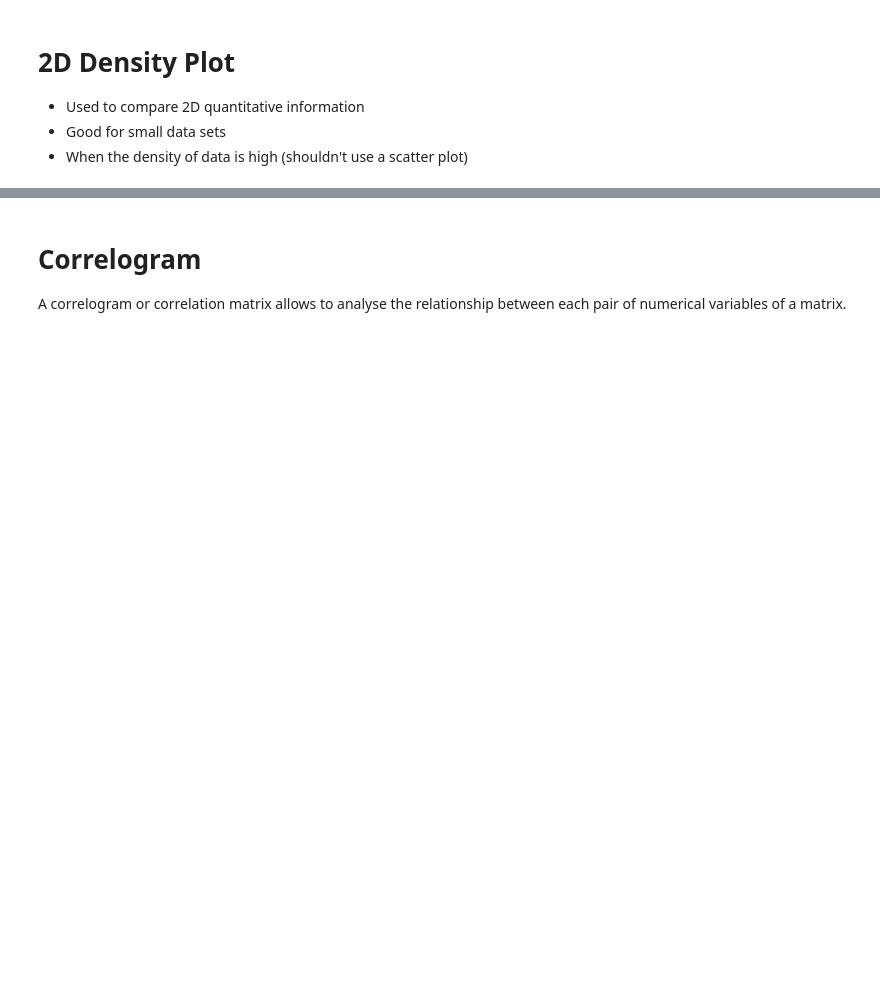
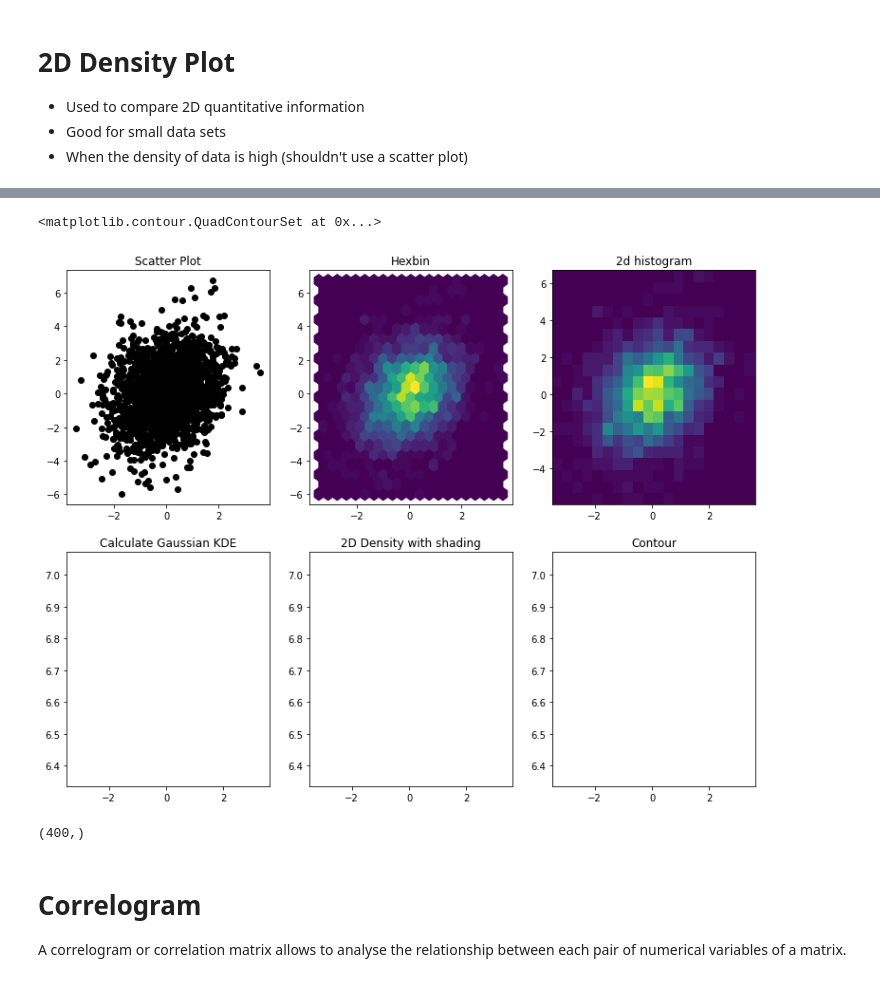
Before and after one commit to jagar2/Summer_2020_MAT-395-495_Scientific-Data-Analysis-and-Computing, a Jupyter notebook: lectures/4_Visualization/MAT_495_Pre_Lecture_3_Visual_Displays_of_Graphical_Information.ipynb, the cells around one changed output, grey strips where cells are left out. Saved outputs shown, nothing was run; the diff lists cells and outputs as text; code cells hidden in the pictures; blank space fills up the shorter version.

```diff
--- a/lectures/4_Visualization/MAT_495_Pre_Lecture_3_Visual_Displays_of_Graphical_Information.ipynb
+++ b/lectures/4_Visualization/MAT_495_Pre_Lecture_3_Visual_Displays_of_Graphical_Information.ipynb
@@ -19,0 +134,46 @@
+# %%
+import matplotlib.pyplot as plt
+
+
+# create data: 200 points
+data = np.random.multivariate_normal([0,0], [[1, 0.4], [.4,3]], 2000)
+x, y = data.T
+
+#plt.plot(x,y,'ko')
+
+fig, axes = plt.subplots(ncols= 3, nrows = 2, figsize=(13, 10))
+
+axes[0,0].plot(x, y, 'ko')
+axes[0,0].set_title('Scatter Plot')
+
+nbins = 20
+axes[0,1].set_title('Hexbin')
+axes[0,1].hexbin(x, y, gridsize=nbins)
+
+axes[0,2].set_title('2d histogram')
+axes[0,2].hist2d(x, y, bins=nbins)
+
+import scipy.stats as stats
+k = stats.kde.gaussian_kde(data.T)
+xi, yi = np.mgrid[x.min():x.max():nbins*1j, y.max():y.max():nbins*1j]
+zi = k(np.vstack([xi.flatten(), yi.flatten()]))
+
+# plot a density
+axes[1,0].set_title('Calculate Gaussian KDE')
+axes[1,0].pcolormesh(xi, yi, zi.reshape(xi.shape), cmap=plt.cm.viridis)
+
+# add shading
+axes[1,1].set_title('2D Density with shading')
+axes[1,1].pcolormesh(xi, yi, zi.reshape(xi.shape), shading='gouraud', cmap=plt.cm.viridis)
+
+# contour
+axes[1,2].set_title('Contour')
+axes[1,2].pcolormesh(xi, yi, zi.reshape(xi.shape), shading='gouraud', cmap=plt.cm.viridis)
+axes[1,2].contour(xi, yi, zi.reshape(xi.shape) )
+# %% [output]
+<matplotlib.contour.QuadContourSet at 0x...>
+[figure, added]
+# %%
+xi.flatten().shape
+# %% [output]
+(400,)
```
Also changed, not shown: parts of 37 cells of this notebook.
